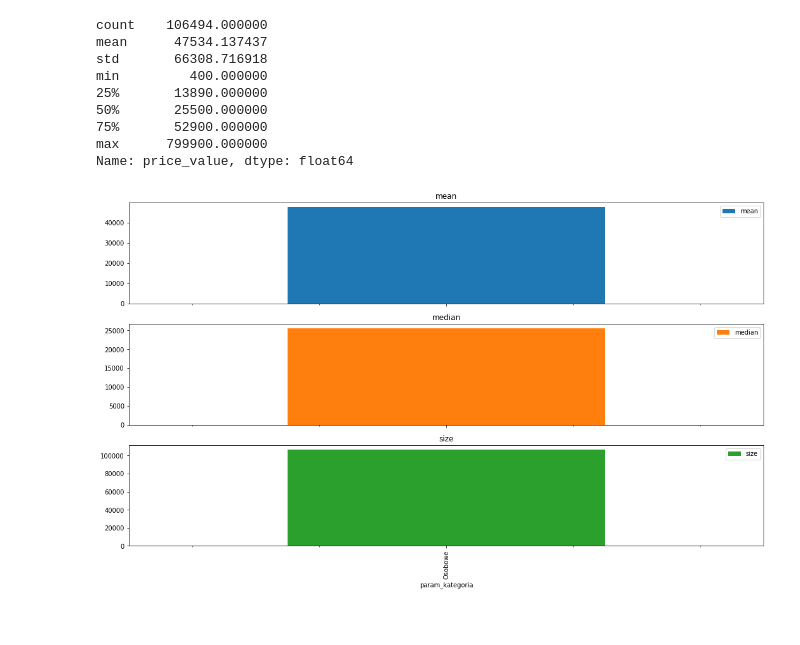
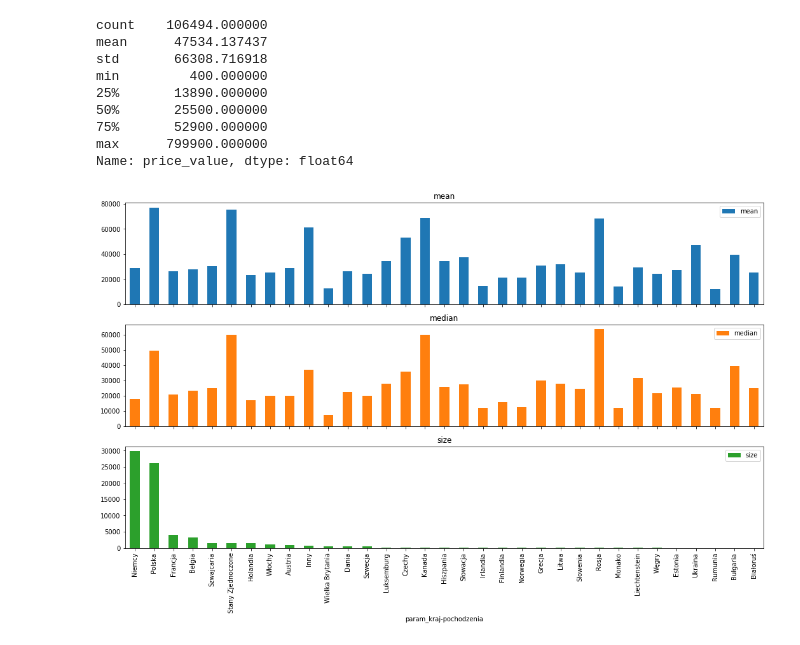
Before and after one commit to kamilkolodziejski/dw-predict-car, a Jupyter notebook: day2_visualisation.ipynb, the cells around one changed output. Drawn from its saved outputs; the diff is of its cells as text; code cells hidden in the pictures.

Commit message:
add some charts

```diff
--- a/day2_visualisation.ipynb
+++ b/day2_visualisation.ipynb
@@ -69,6 +62,6 @@ def group_and_barplot(feat_groupby, feat_agg='price_value', agg_funcs=[np.mean,
     .head(top)
   ).plot(kind='bar', figsize=(18,10), subplots=subplots)
 # %%
-group_and_barplot('param_kategoria', feat_sort='size');
+group_and_barplot('param_kraj-pochodzenia', feat_sort='size');
 # %% [output]
-[figure, old version]
+[figure, new version]
```
Also changed, not shown: parts of 7 cells of this notebook.
